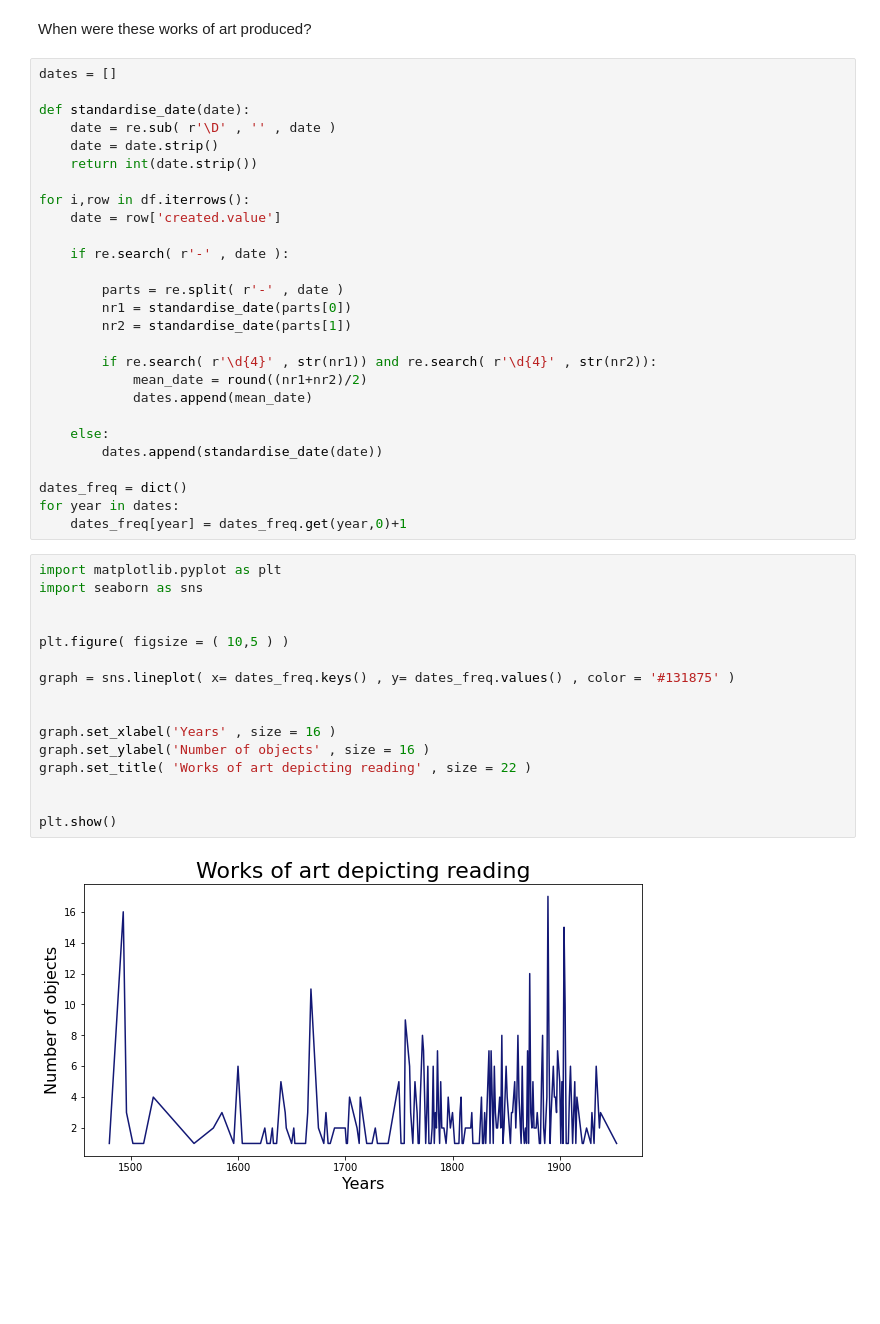
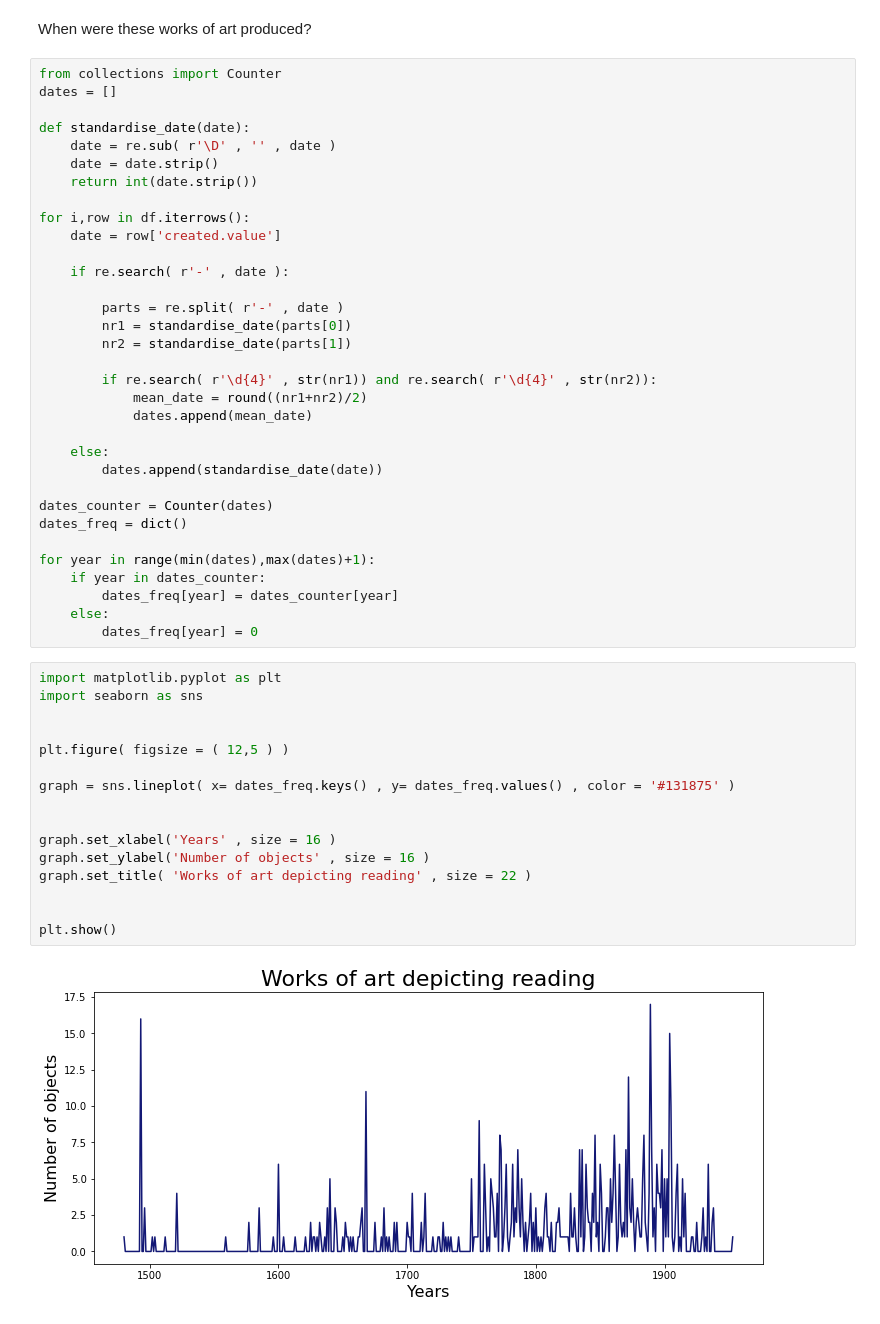
Before and after one commit to peterverhaar/europeana_research_webinar, a Jupyter notebook: Rijksmuseum.ipynb, the cells around one changed output. Drawn from its saved outputs; the diff is of its cells as text; blank space fills up the shorter version.

```diff
--- a/Rijksmuseum.ipynb
+++ b/Rijksmuseum.ipynb
@@ -448,6 +449,7 @@ There are 590 works of art depicting the act of reading.
 # %% [markdown]
 When were these works of art produced?
 # %%
+from collections import Counter
 dates = []
 
 def standardise_date(date):
@@ -471,24 +473,29 @@ for i,row in df.iterrows():
     else:
         dates.append(standardise_date(date))
 
+dates_counter = Counter(dates)
 dates_freq = dict()
-for year in dates:
-    dates_freq[year] = dates_freq.get(year,0)+1
+
+for year in range(min(dates),max(dates)+1):
+    if year in dates_counter:
+        dates_freq[year] = dates_counter[year]
+    else:
+        dates_freq[year] = 0
 # %%
 import matplotlib.pyplot as plt
 import seaborn as sns
 
 
-plt.figure( figsize = ( 10,5 ) )
+plt.figure( figsize = ( 12,5 ) )
 
 graph = sns.lineplot( x= dates_freq.keys() , y= dates_freq.values() , color = '#131875' )
 
 
 graph.set_xlabel('Years' , size = 16 )
 graph.set_ylabel('Number of objects' , size = 16 )
 graph.set_title( 'Works of art depicting reading' , size = 22 )
 
 
 plt.show()
 # %% [output]
-[figure, old version]
+[figure, new version]
```
Also changed, not shown: parts of 1 cell of this notebook.
